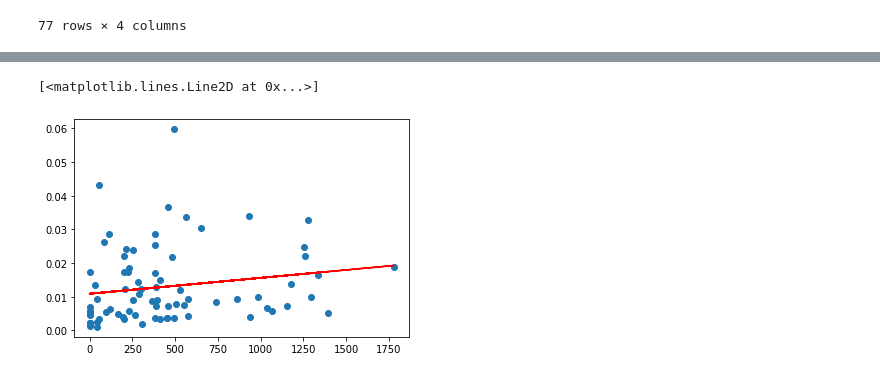
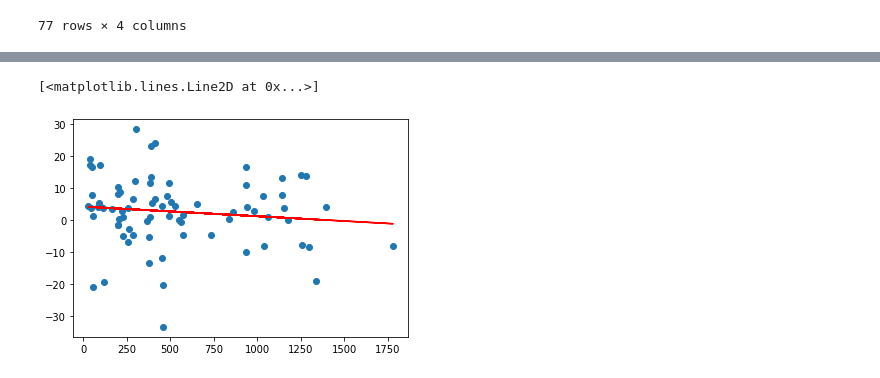
Before and after one commit to a-matai/datasiensgrup, a Jupyter notebook: src/linear_regression.ipynb, the cells around one changed output, grey strips where cells are left out. Drawn from its saved outputs; the diff is of its cells as text; code cells hidden in the pictures.

Commit message:
updated graphs and succint stuff

```diff
--- a/src/linear_regression.ipynb
+++ b/src/linear_regression.ipynb
@@ -46,8 +46,6 @@ parks1 = parks1.reset_index()
 parks1.columns = ['Community Area','Acres']
 print(parks1.head())
 
-print()
-print()
 
 lstops1 = lstops['Community Area'].value_counts()
 lstops1 = lstops1.reset_index()
@@ -55,6 +53,9 @@ lstops1.columns = ['Community Area','Num L Stops']
 lstops1['Num L Stops'] = lstops1['Num L Stops'].fillna(0)
 print(lstops1)
 
+pop.columns = ['Community Area', 'Pop2010','weights','total']
+print(pop)
+
 # Do the same sort of grouping for any other datasets we want to consider
 # %% [output]
    Community Area        Acres
@@ -78,16 +79,15 @@ print(lstops1)
 # merge the datasets now to get all of the attributes of each community
 # in one place.
 # For now, we are only looking at two attributes, so we do a single merge
-
-conditions = parks1.merge(lstops1)
+conditions = pd.merge(pop, parks1, left_on=['Community Area'], right_on=['Community Area'], how = 'left')
+conditions = pd.merge(conditions, lstops1, left_on=['Community Area'], right_on=['Community Area'], how = 'left')
 #print(conditions.head())
 #print(pop.head())
-weights = pop.filter(['Community','pop2010','w'])
-weights = weights.rename(columns={'Community':'Community Area'})
-print(weights.columns)
-conditions["weights"] = weights['w']
-conditions = conditions.merge(weights)
-print(conditions.head())
+#weights = pop.filter(['Community','pop2010','w'])
+#weights = weights.rename(columns={'Community':'Community Area'})
+#print(weights.columns)
+#conditions = conditions.merge(weights)
+print(conditions)
 # Now conditions dataframe is ready and has all the information we need
 # (until we examine more factors beyond Acres of park-space and number of L stops).
 # %% [output]
@@ -359,23 +394,15 @@ df_final
 # %%
-#greenspace vs. crime rate for each community area
-#print(parks1)
-#print(df)
 
-X = df_final['Acres']
-Y = df_final['old_rate']
-
-X = X.to_numpy()
-Y = Y.to_numpy()
-
-Y = Y.reshape(-1,1)
-X = X.reshape(-1,1)
+#mapping greenspace by percent change in crime
+X = df_final['Acres'].to_numpy().reshape(-1,1)
+Y = df_final['percent_change'].to_numpy().reshape(-1,1)
 
 linear_regressor = lr()
 linear_regressor.fit(X,Y)
 Y_pred = linear_regressor.predict(X)
 
 plt.scatter(X,Y)
 plt.plot(X,Y_pred, color = 'red')
 # %% [output]
 [<matplotlib.lines.Line2D at 0x...>]
-[figure, old version]
+[figure, new version]
```
Also changed, not shown: parts of 13 cells of this notebook, 1 other file.
